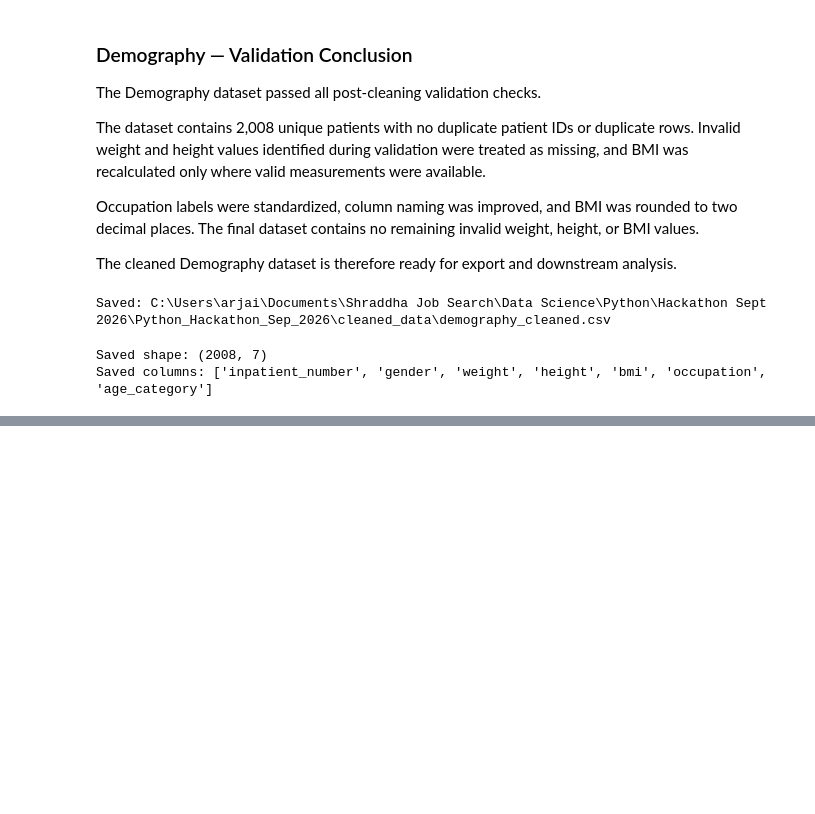
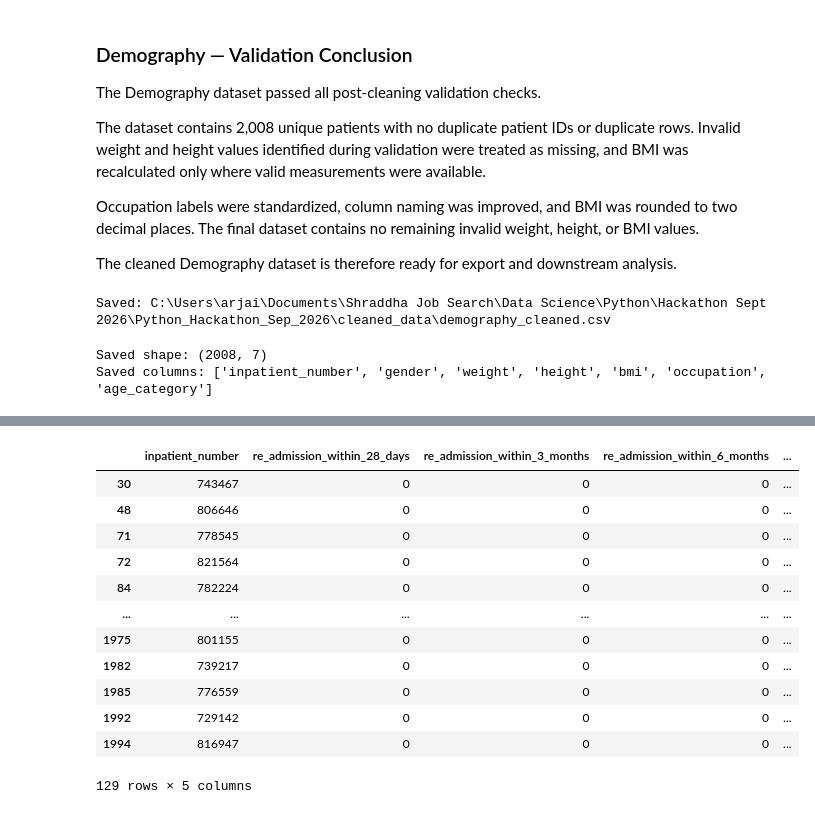
Before and after one commit to shraddhaparakh/Team11_PyInsights_Python-Hackathon-_SEP2026, a Jupyter notebook: 1.Data Cleaning_Shraddha.ipynb, the cells around one changed output, grey strips where cells are left out. Saved outputs shown, nothing was run; the diff lists cells and outputs as text; code cells hidden in the pictures; blank space fills up the shorter version.

```diff
--- a/1.Data Cleaning_Shraddha.ipynb
+++ b/1.Data Cleaning_Shraddha.ipynb
@@ -727,0 +878,28 @@ Saved columns: ['inpatient_number', 'gender', 'weight', 'height', 'bmi', 'occupa
+# %%
+### Readmission consistency
+readmit_contradictions = hospitalization[
+    (hospitalization["re_admission_within_6_months"] == 0) &
+    (hospitalization["readmission_time_days_from_admission"].notna())
+]
+
+display(readmit_contradictions[[
+    "inpatient_number",
+    "re_admission_within_28_days",
+    "re_admission_within_3_months",
+    "re_admission_within_6_months",
+    "readmission_time_days_from_admission"
+]])
+# %% [output]
+|  | inpatient_number | re_admission_within_28_days | re_admission_within_3_months | re_admission_within_6_months | ... |
+| 30 | 743467 | 0 | 0 | 0 | ... |
+| 48 | 806646 | 0 | 0 | 0 | ... |
+| 71 | 778545 | 0 | 0 | 0 | ... |
+| 72 | 821564 | 0 | 0 | 0 | ... |
+| 84 | 782224 | 0 | 0 | 0 | ... |
+| ... | ... | ... | ... | ... | ... |
+| 1975 | 801155 | 0 | 0 | 0 | ... |
+| 1982 | 739217 | 0 | 0 | 0 | ... |
+| 1985 | 776559 | 0 | 0 | 0 | ... |
+| 1992 | 729142 | 0 | 0 | 0 | ... |
+| 1994 | 816947 | 0 | 0 | 0 | ... |
+129 rows × 5 columns
```
Also changed, not shown: parts of 34 cells of this notebook.
